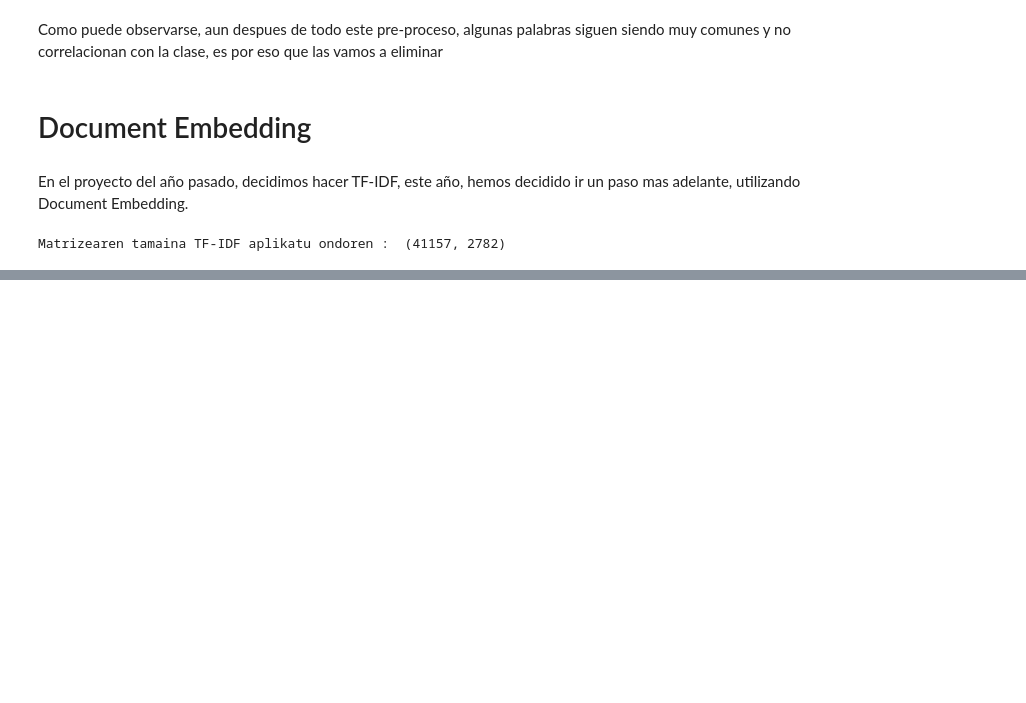
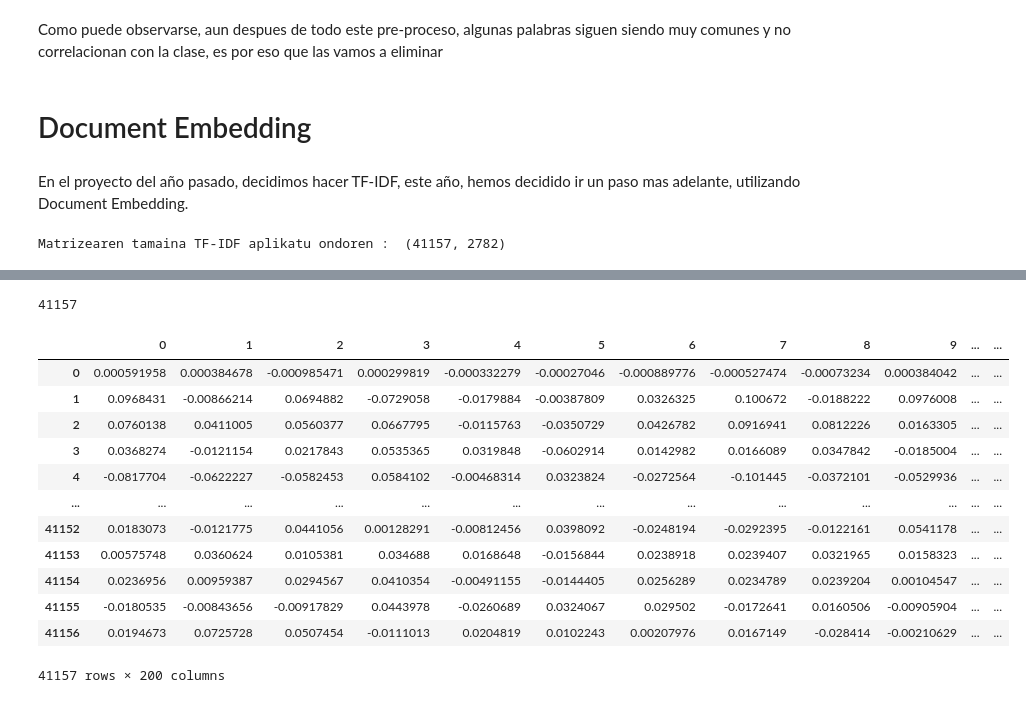
Before and after one commit to Kerman-Sanjuan/Covid19-Tweet-Text-Clustering, a Jupyter notebook: Clustering De Documentos.ipynb, the cells around one changed output, grey strips where cells are left out. Drawn from its saved outputs; the diff is of its cells as text; code cells hidden in the pictures; blank space fills up the shorter version.

```diff
--- a/Clustering De Documentos.ipynb
+++ b/Clustering De Documentos.ipynb
@@ -469,5 +468,33 @@ KeyboardInterrupt:
 # %%
 from gensim.test.utils import get_tmpfile
-fname = get_tmpfile("my_doc2vec_model")
+fname = get_tmpfile("my_doc2vec_model_500")
 model.save(fname)
 model = Doc2Vec.load(fname)  # you can continue training with the loaded model!
+# %%
+df.shape[0]
+# %% [output]
+41157
+# %%
+df_test = pd.DataFrame(columns=list(range(200)),index=list(range(41157)))
+# %%
+tagged_df = pd.Series( (v[0] for v in tagged_data))
+cosas = tagged_df.apply(model.infer_vector)
+# %%
+for i in range(df.shape[0]):
+    df_test.loc[i] = pd.Series(cosas[i])
+# %%
+df_test
+# %% [output]
+|  | 0 | 1 | 2 | 3 | 4 | 5 | 6 | 7 | 8 | 9 | ... | ... |
+| 0 | 0.000591958 | 0.000384678 | -0.000985471 | 0.000299819 | -0.000332279 | -0.00027046 | -0.000889776 | -0.000527474 | -0.00073234 | 0.000384042 | ... | ... |
+| 1 | 0.0968431 | -0.00866214 | 0.0694882 | -0.0729058 | -0.0179884 | -0.00387809 | 0.0326325 | 0.100672 | -0.0188222 | 0.0976008 | ... | ... |
+| 2 | 0.0760138 | 0.0411005 | 0.0560377 | 0.0667795 | -0.0115763 | -0.0350729 | 0.0426782 | 0.0916941 | 0.0812226 | 0.0163305 | ... | ... |
+| 3 | 0.0368274 | -0.0121154 | 0.0217843 | 0.0535365 | 0.0319848 | -0.0602914 | 0.0142982 | 0.0166089 | 0.0347842 | -0.0185004 | ... | ... |
+| 4 | -0.0817704 | -0.0622227 | -0.0582453 | 0.0584102 | -0.00468314 | 0.0323824 | -0.0272564 | -0.101445 | -0.0372101 | -0.0529936 | ... | ... |
+| ... | ... | ... | ... | ... | ... | ... | ... | ... | ... | ... | ... | ... |
+| 41152 | 0.0183073 | -0.0121775 | 0.0441056 | 0.00128291 | -0.00812456 | 0.0398092 | -0.0248194 | -0.0292395 | -0.0122161 | 0.0541178 | ... | ... |
+| 41153 | 0.00575748 | 0.0360624 | 0.0105381 | 0.034688 | 0.0168648 | -0.0156844 | 0.0238918 | 0.0239407 | 0.0321965 | 0.0158323 | ... | ... |
+| 41154 | 0.0236956 | 0.00959387 | 0.0294567 | 0.0410354 | -0.00491155 | -0.0144405 | 0.0256289 | 0.0234789 | 0.0239204 | 0.00104547 | ... | ... |
+| 41155 | -0.0180535 | -0.00843656 | -0.00917829 | 0.0443978 | -0.0260689 | 0.0324067 | 0.029502 | -0.0172641 | 0.0160506 | -0.00905904 | ... | ... |
+| 41156 | 0.0194673 | 0.0725728 | 0.0507454 | -0.0111013 | 0.0204819 | 0.0102243 | 0.00207976 | 0.0167149 | -0.028414 | -0.00210629 | ... | ... |
+41157 rows × 200 columns
```
Also changed, not shown: parts of 12 cells of this notebook.
